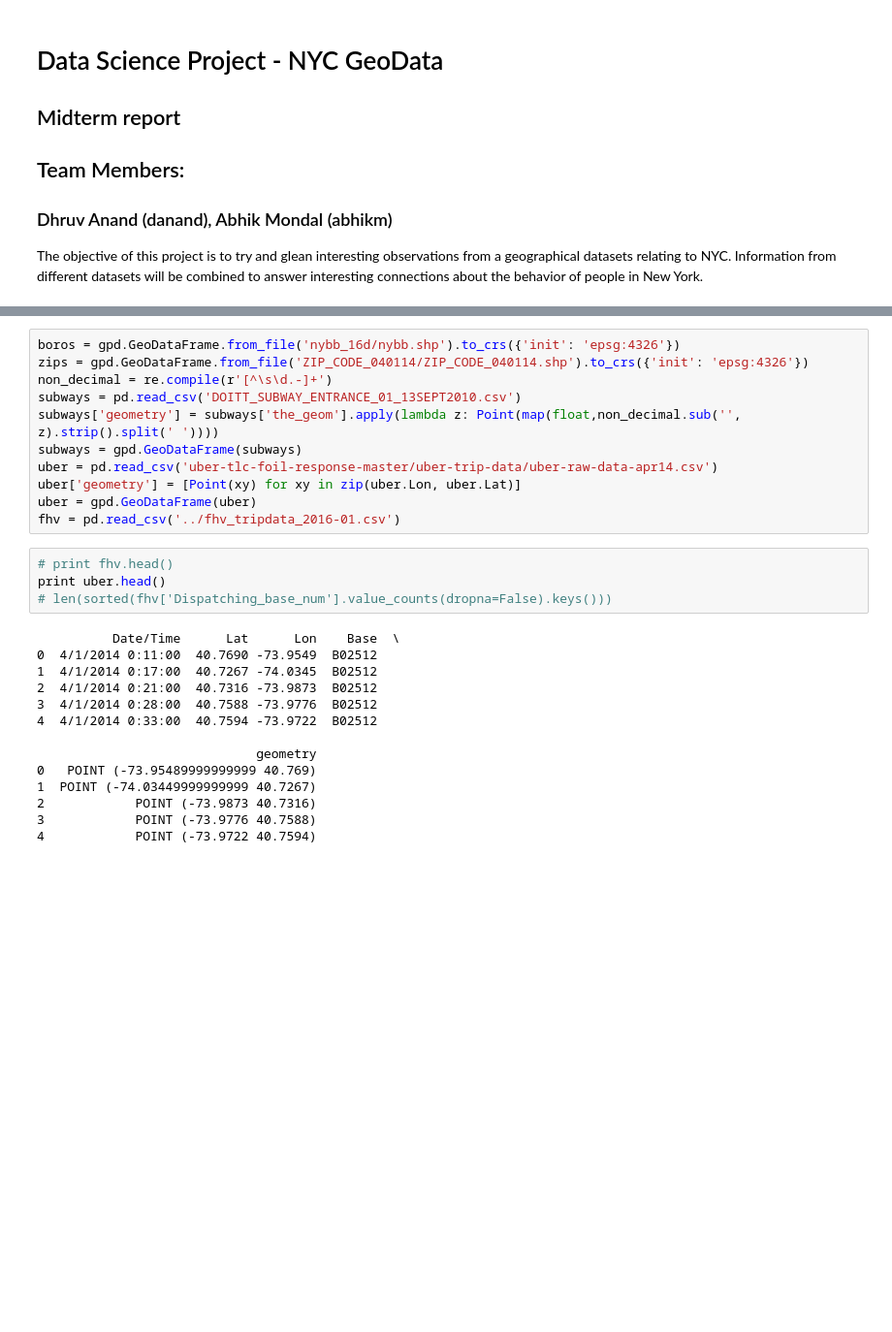
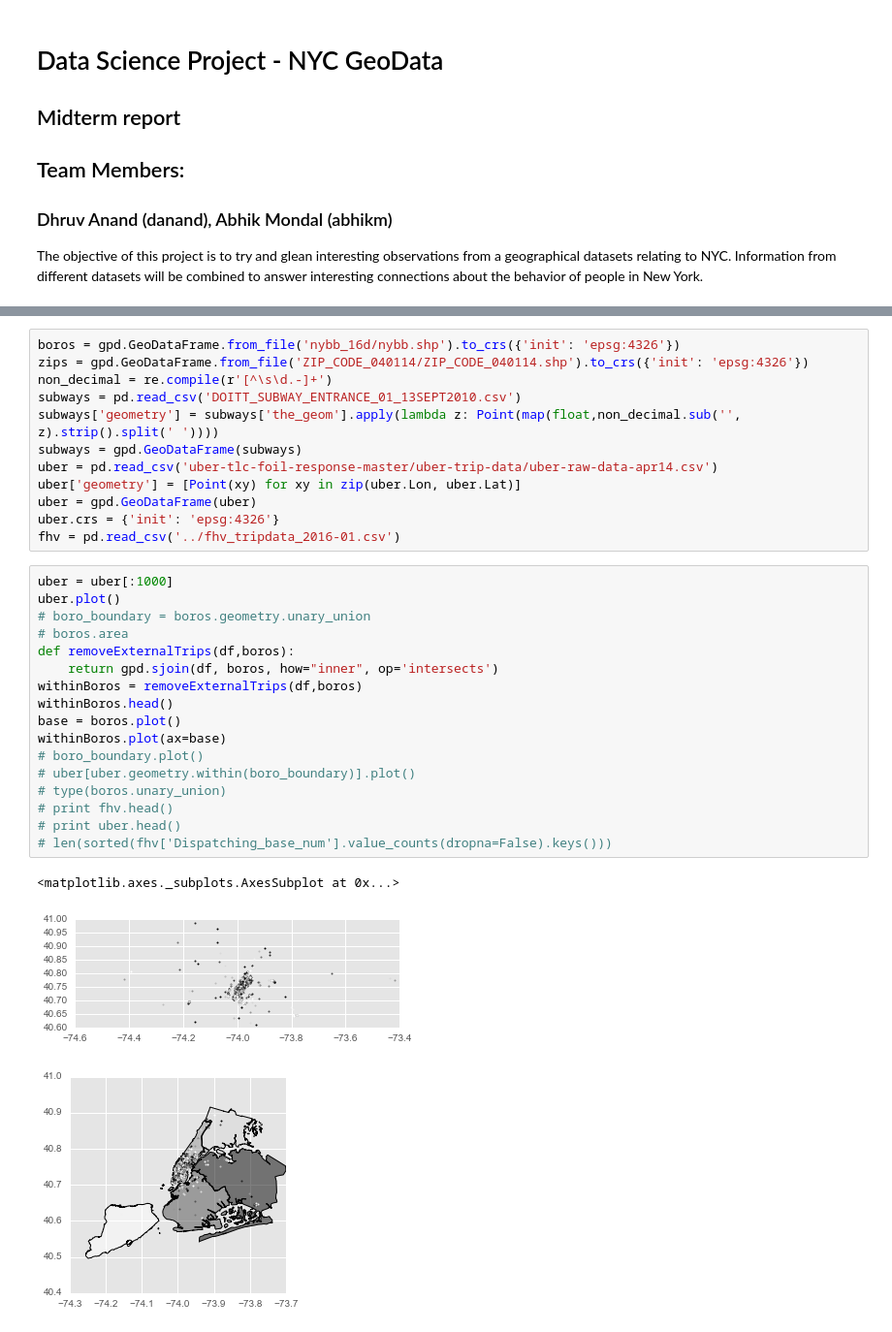
Before and after one commit to dhruvcmu/practicaldatascience, a Jupyter notebook: Project.ipynb, the cells around one changed output, grey strips where cells are left out. Shown: that part at 97% size. Drawn from its saved outputs; the diff is of its cells as text; blank space fills up the shorter version.

```diff
--- a/Project.ipynb
+++ b/Project.ipynb
@@ -36,23 +37,27 @@ subways = gpd.GeoDataFrame(subways)
 uber = pd.read_csv('uber-tlc-foil-response-master/uber-trip-data/uber-raw-data-apr14.csv')
 uber['geometry'] = [Point(xy) for xy in zip(uber.Lon, uber.Lat)]
 uber = gpd.GeoDataFrame(uber)
+uber.crs = {'init': 'epsg:4326'}
 fhv = pd.read_csv('../fhv_tripdata_2016-01.csv')
-# %%
-# print fhv.head()
-print uber.head()
-# len(sorted(fhv['Dispatching_base_num'].value_counts(dropna=False).keys()))
-# %% [output]
-          Date/Time      Lat      Lon    Base  \
-0  4/1/2014 0:11:00  40.7690 -73.9549  B02512
-1  4/1/2014 0:17:00  40.7267 -74.0345  B02512
-2  4/1/2014 0:21:00  40.7316 -73.9873  B02512
-3  4/1/2014 0:28:00  40.7588 -73.9776  B02512
-4  4/1/2014 0:33:00  40.7594 -73.9722  B02512
-
-                             geometry
-0   POINT (-73.95489999999999 40.769)
-1  POINT (-74.03449999999999 40.7267)
-2            POINT (-73.9873 40.7316)
-3            POINT (-73.9776 40.7588)
-4            POINT (-73.9722 40.7594)
+# %%
+uber = uber[:1000]
+uber.plot()
+# boro_boundary = boros.geometry.unary_union
+# boros.area
+def removeExternalTrips(df,boros):
+    return gpd.sjoin(df, boros, how="inner", op='intersects')
+withinBoros = removeExternalTrips(df,boros)
+withinBoros.head()
+base = boros.plot()
+withinBoros.plot(ax=base)
+# boro_boundary.plot()
+# uber[uber.geometry.within(boro_boundary)].plot()
+# type(boros.unary_union)
+# print fhv.head()
+# print uber.head()
+# len(sorted(fhv['Dispatching_base_num'].value_counts(dropna=False).keys()))
+# %% [output]
+<matplotlib.axes._subplots.AxesSubplot at 0x...>
+[figure, added]
+[figure, added]
 # %%
```
Also changed, not shown: parts of 9 cells of this notebook.
